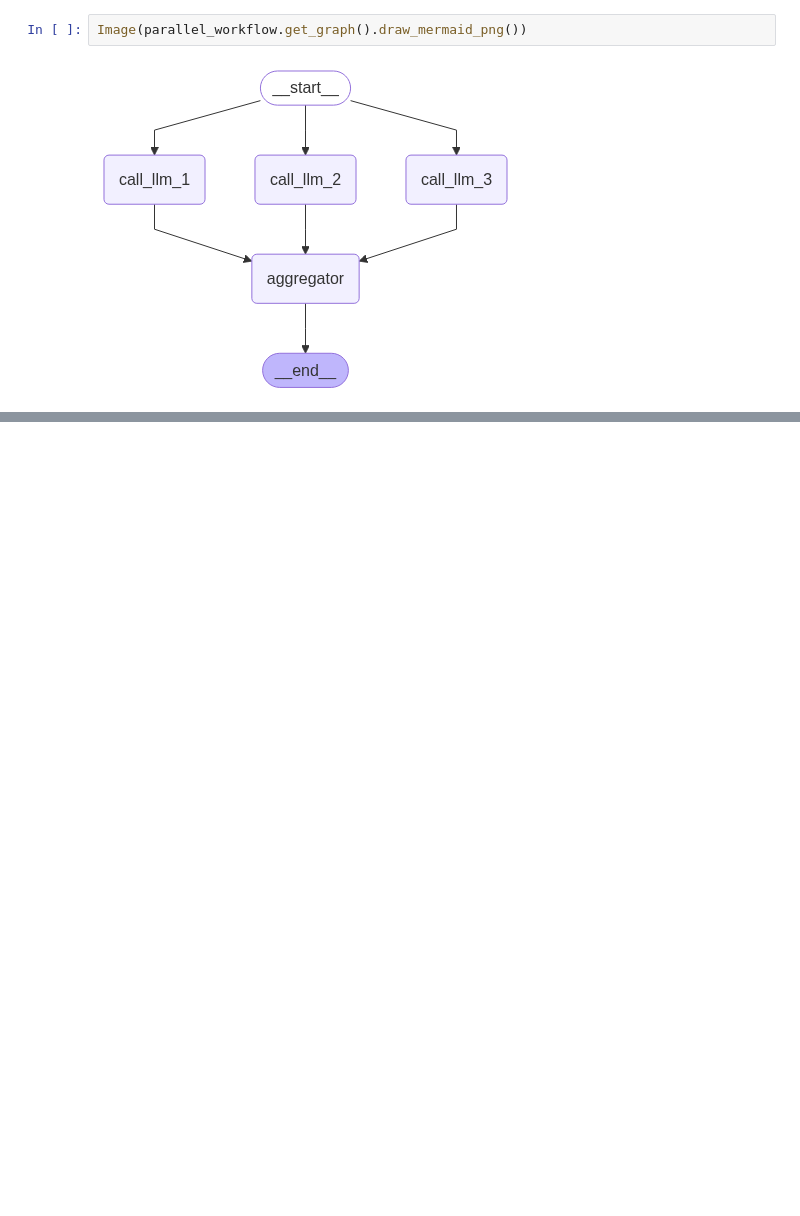
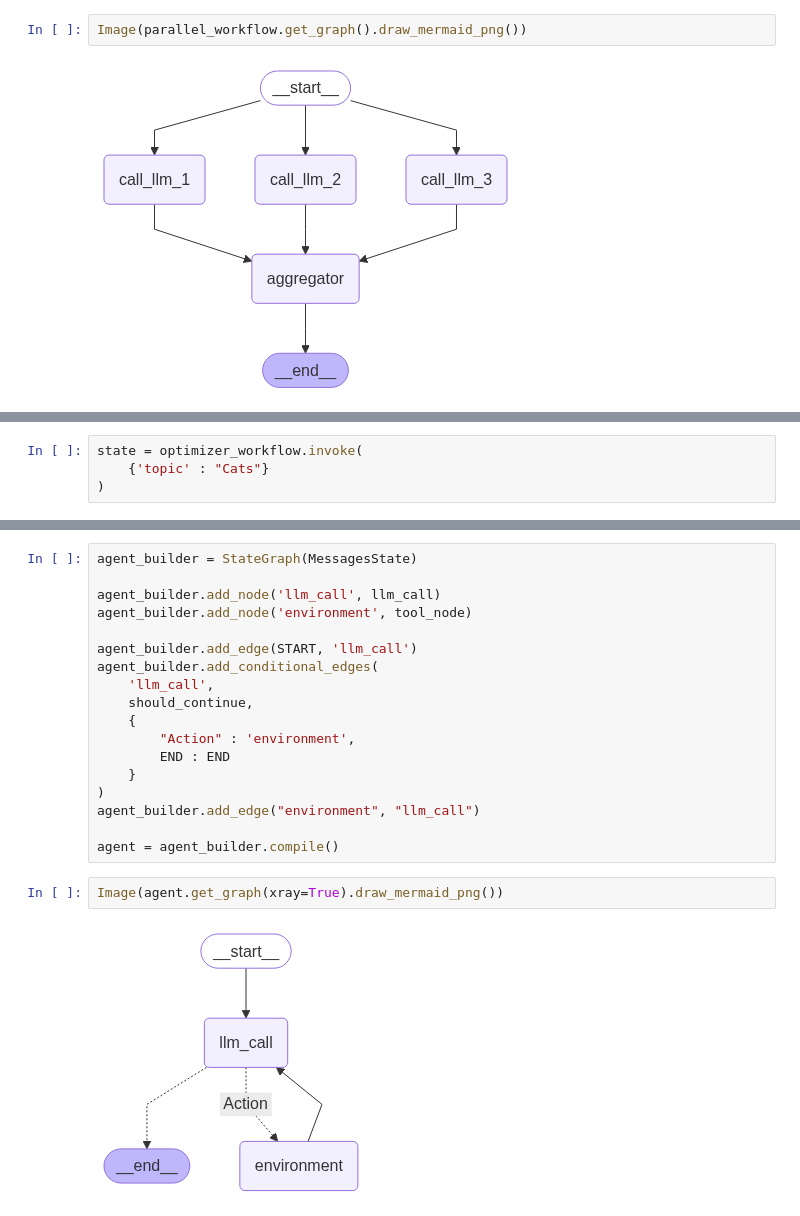
Before and after one commit to leesy3797/AI-Agent, a Jupyter notebook: langgraph-tutorial/agent development/workflow_agent.ipynb, the cells around one changed output, grey strips where cells are left out. Drawn from its saved outputs; the diff is of its cells as text; blank space fills up the shorter version.

```diff
--- a/langgraph-tutorial/agent development/workflow_agent.ipynb
+++ b/langgraph-tutorial/agent development/workflow_agent.ipynb
@@ -262,0 +515,4 @@ A magic bond, they truly keep.
+# %%
+state = optimizer_workflow.invoke(
+    {'topic' : "Cats"}
+)
@@ -262,0 +609,22 @@ A magic bond, they truly keep.
+# %%
+agent_builder = StateGraph(MessagesState)
+
+agent_builder.add_node('llm_call', llm_call)
+agent_builder.add_node('environment', tool_node)
+
+agent_builder.add_edge(START, 'llm_call')
+agent_builder.add_conditional_edges(
+    'llm_call',
+    should_continue,
+    {
+        "Action" : 'environment',
+        END : END
+    }
+)
+agent_builder.add_edge("environment", "llm_call")
+
+agent = agent_builder.compile()
+# %%
+Image(agent.get_graph(xray=True).draw_mermaid_png())
+# %% [output]
+[figure, added]
```
Also changed, not shown: parts of 28 cells of this notebook.
